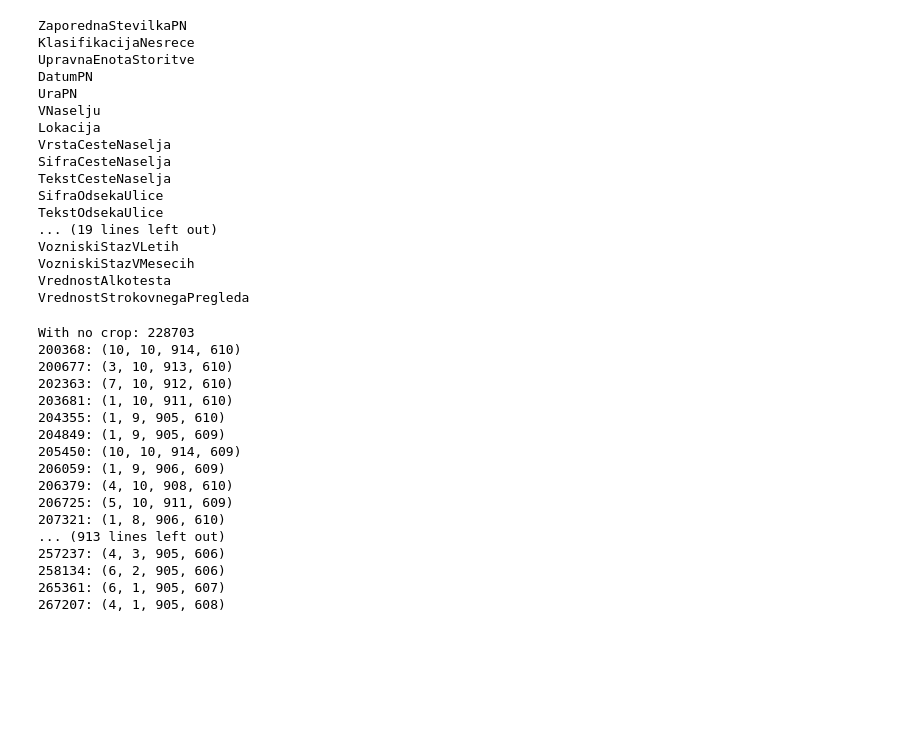
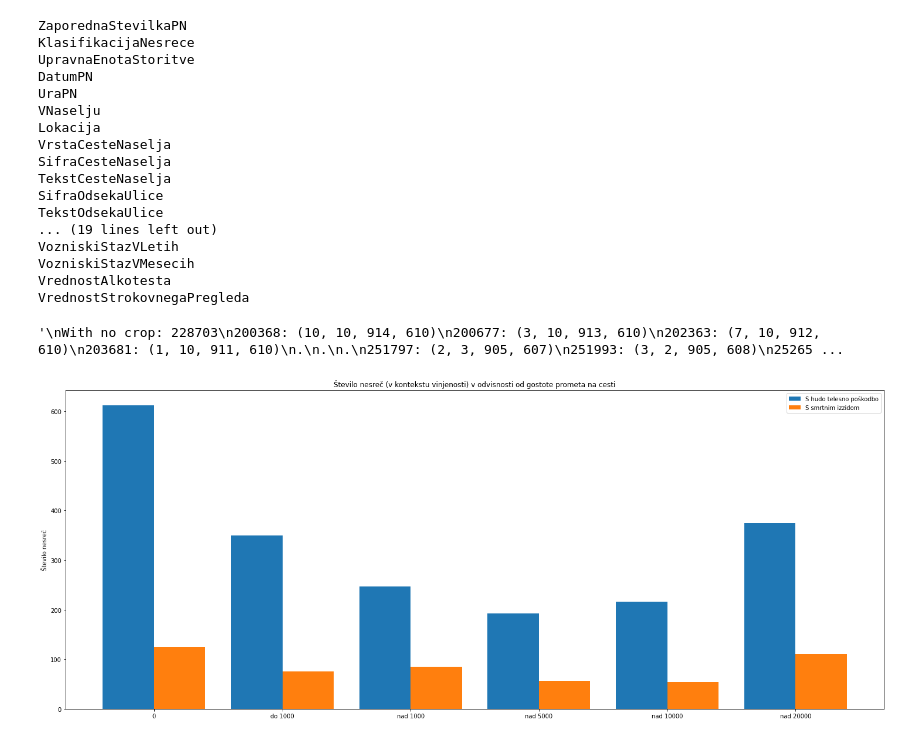
Before and after one commit to LaraPirjevec/PR21LPTKRSTPEP, a Jupyter notebook: jupyter/graphs.ipynb, the cells around one changed output. Drawn from its saved outputs; the diff is of its cells as text; code cells hidden in the pictures; blank space fills up the shorter version.

Commit message:
traffic density graph

```diff
--- a/jupyter/graphs.ipynb
+++ b/jupyter/graphs.ipynb
@@ -429,8 +429,8 @@ def rate_bounds(img, bounds: tuple):
     for row in data:
         latitude = float(row["GeoKoordinataX"])
         longitude = float(row["GeoKoordinataY"])
-        if (longitude == 0.0 or latitude == 0.0):
-            continue
+        #if (longitude == 0.0 or latitude == 0.0):
+        #    continue
         pixel_x = normalise(latitude, BBox[0], BBox[1], img_crop.size[0])
         pixel_y = normalise(longitude, BBox[2], BBox[3], img_crop.size[1])
         try:
@@ -484,23 +484,7 @@ With no crop: 228703
 267207: (4, 1, 905, 608)
 """
 # %% [output]
-With no crop: 228703
-200368: (10, 10, 914, 610)
-200677: (3, 10, 913, 610)
-202363: (7, 10, 912, 610)
-203681: (1, 10, 911, 610)
-204355: (1, 9, 905, 610)
-204849: (1, 9, 905, 609)
-205450: (10, 10, 914, 609)
-206059: (1, 9, 906, 609)
-206379: (4, 10, 908, 610)
-206725: (5, 10, 911, 609)
-207321: (1, 8, 906, 610)
-... (913 lines left out)
-257237: (4, 3, 905, 606)
-258134: (6, 2, 905, 606)
-265361: (6, 1, 905, 607)
-267207: (4, 1, 905, 608)
+'\nWith no crop: 228703\n200368: (10, 10, 914, 610)\n200677: (3, 10, 913, 610)\n202363: (7, 10, 912, 610)\n203681: (1, 10, 911, 610)\n.\n.\n.\n251797: (2, 3, 905, 607)\n251993: (3, 2, 905, 608)\n25265 ...
 # %%
 # Finally adding the traffic amount column
 map = Image.open("../data/razporeditev prometa.png")
@@ -517,3 +501,50 @@ for row in data:
         row["Gostota prometa"] = traffic_amount
     except Exception as e:
        row["Gostota prometa"] = "0"
+# %%
+drunk_drivers = [[], []]
+for row in data:
+    alc = float(row['VrednostStrokovnegaPregleda'])
+    if(alc == 0):
+        alc = float(row['VrednostAlkotesta']) * 2.083
+
+    if(alc > 0):
+        if (row["KlasifikacijaNesrece"] == "S HUDO TELESNO POŠKODBO"):
+            drunk_drivers[0].append(row)
+        elif (row["KlasifikacijaNesrece"] == "S SMRTNIM IZIDOM"):
+            drunk_drivers[1].append(row)
+
+# 0, do 1000, nad 1000, nad 5000, nad 10.000, nad 20.000
+# S hudo telesno poškodbo
+major_injury_data = {}
+for row in drunk_drivers[0]:
+    if(row['Gostota prometa'] in major_injury_data):
+        major_injury_data[row['Gostota prometa']] += 1
+    else:
+        major_injury_data[row['Gostota prometa']] = 1
+
+# S smrtnim izzidom
+death_result_data = {}
+for row in drunk_drivers[1]:
+    if(row['Gostota prometa'] in death_result_data):
+        death_result_data[row['Gostota prometa']] += 1
+    else:
+        death_result_data[row['Gostota prometa']] = 1
+# %%
+dataX = ['0', 'do 1000', 'nad 1000', 'nad 5000', 'nad 10000', 'nad 20000']
+major_injury_graph = [major_injury_data[key] for key in dataX]
+death_result_graph = [death_result_data[key] for key in dataX]
+
+X_axis = np.arange(len(dataX))
+
+fig = plt.figure(figsize = (25, 10))
+plt.bar(X_axis - 0.2, major_injury_graph, 0.4, label = 'S hudo telesno poškodbo')
+plt.bar(X_axis + 0.2, death_result_graph, 0.4, label = 'S smrtnim izzidom')
+
+plt.xticks(X_axis, dataX)
+plt.ylabel("Število nesreč")
+plt.title("Število nesreč (v kontekstu vinjenosti) v odvisnosti od gostote prometa na cesti")
+plt.legend()
+plt.show()
+# %% [output]
+[figure, added]
```
Also changed, not shown: parts of 1 cell of this notebook.
